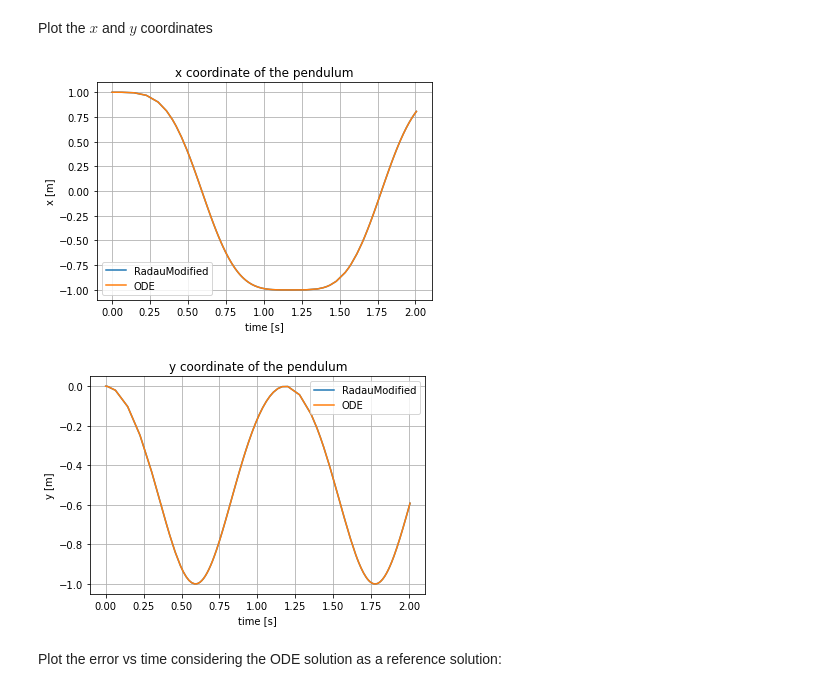
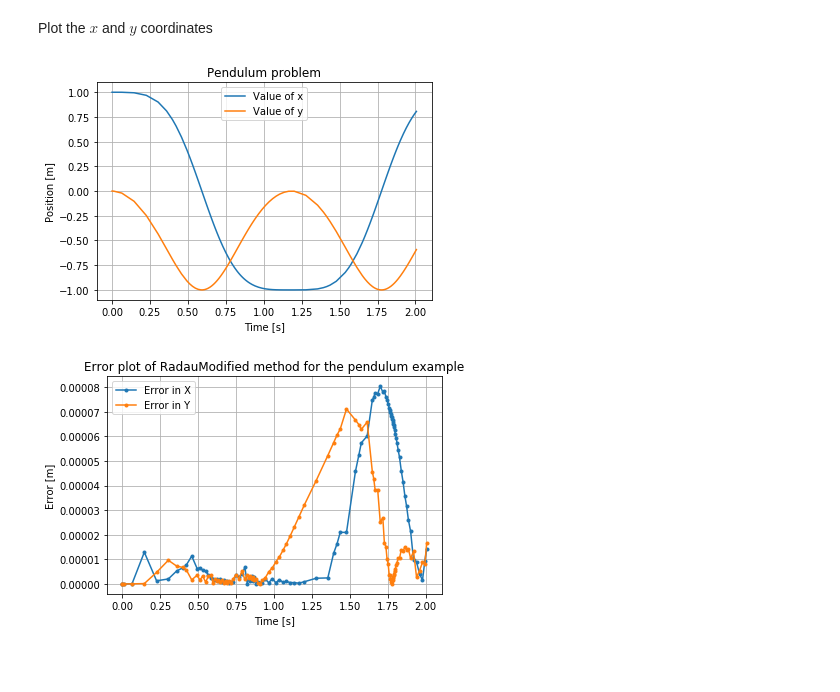
Before and after one commit to ocheffert/Notebooks---Master-thesis, a Jupyter notebook: pendule.ipynb, the cells around one changed output. Drawn from its saved outputs; the diff is of its cells as text; code cells hidden in the pictures; blank space fills up the shorter version.

Commit message:
convention plot

```diff
--- a/pendule.ipynb
+++ b/pendule.ipynb
@@ -175,0 +174,10 @@ sol = solve_ivp(**kwargs)
+# %%
+kwargs = kwargsRadau
+before = time()
+sol = solve_ivp(**kwargs)
+print(f'Success: {sol.success}')
+print(f'Temps de calcul : {time()-before}')
+t = sol.t
+
+x = sol.y[0,:]
+y = sol.y[1,:]
@@ -197,27 +208,26 @@ t_ODE, x_ODE, y_ODE = solve_ODE()
 Plot the $x$ and $y$ coordinates
 # %%
 plt.figure()
-plt.plot(sol.t, sol.y[0, :], label=kwargs['method'].__name__)
-plt.plot(t_ODE, x_ODE, label='ODE')
-plt.title("x coordinate of the pendulum")
-plt.xlabel("time [s]")
-plt.ylabel("x [m]")
+plt.plot(t, x, label="Value of x")
+plt.plot(t, y, label="Value of y")
+plt.title("Pendulum problem")
+plt.xlabel("Time [s]")
+plt.ylabel("Position [m]")
 plt.grid()
 plt.legend()
 plt.show()
 # %% [output]
-[figure, old version]
+[figure, new version]
 # %%
 plt.figure()
-plt.plot(sol.t, sol.y[1, :], label=kwargs['method'].__name__)
-plt.plot(t_ODE, y_ODE, label='ODE')
-plt.title("y coordinate of the pendulum")
-plt.xlabel("time [s]")
-plt.ylabel("y [m]")
+plt.plot(sol.t, abs(x - x_ODE),".-", label='Error in X')
+plt.plot(sol.t, abs(y - y_ODE),".-", label='Error in Y')
+plt.title(
+    f'Error plot of {kwargs["method"].__name__} method for the pendulum example')
+plt.xlabel('Time [s]')
+plt.ylabel('Error [m]')
 plt.grid()
 plt.legend()
 plt.show()
 # %% [output]
-[figure, old version]
+[figure, new version]
-# %% [markdown]
-Plot the error vs time considering the ODE solution as a reference solution:
```
Also changed, not shown: parts of 5 cells of this notebook.
